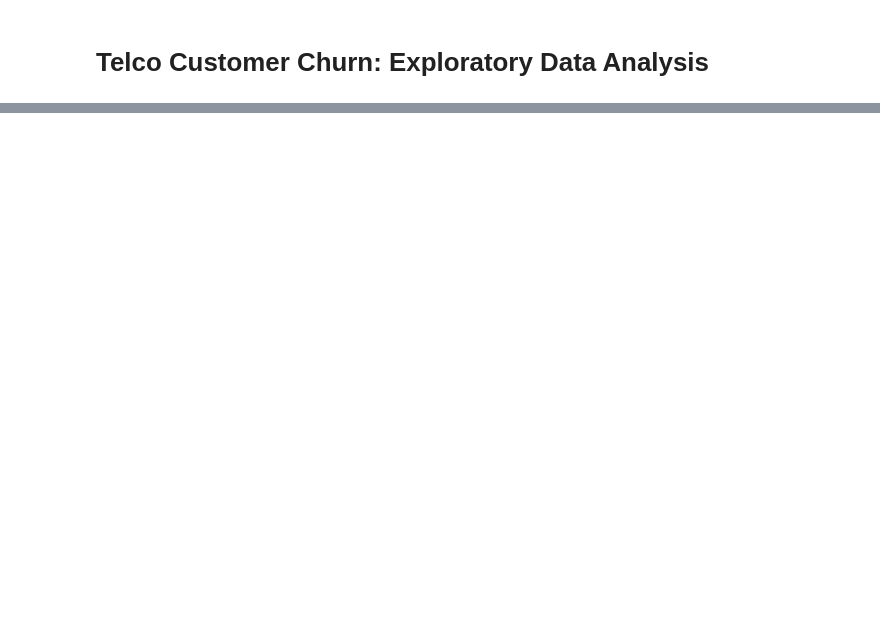
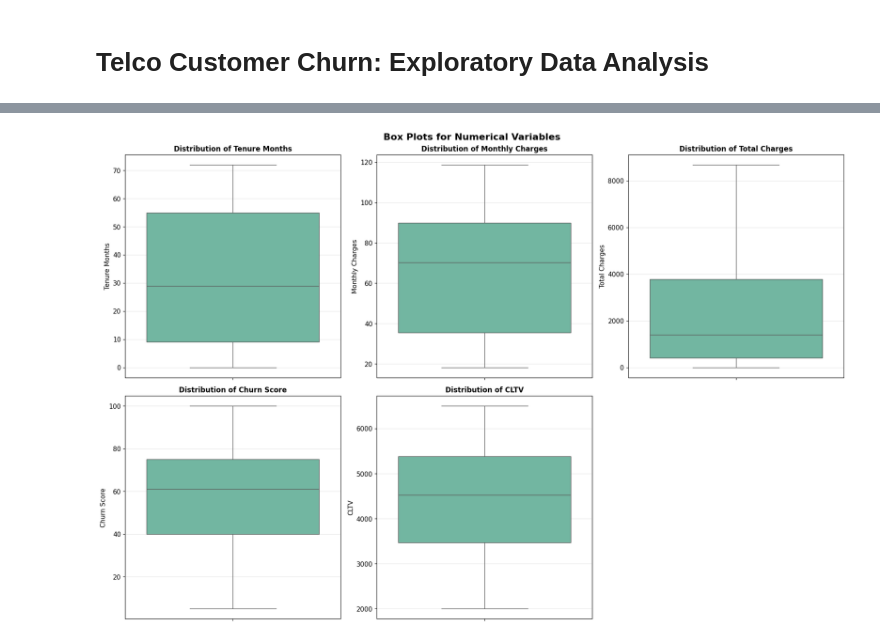
Before and after one commit to lintosunny/churn-x, a Jupyter notebook: ml/notebooks/eda.ipynb, the cells around one changed output, grey strips where cells are left out. Cells and saved outputs as stored; diff of their text form; code cells hidden in the pictures; blank space fills up the shorter version.

```diff
--- a/ml/notebooks/eda.ipynb
+++ b/ml/notebooks/eda.ipynb
@@ -186,0 +186,10 @@ df.to_csv(r"C:\Users\linto\Code\churn-x\telcoData\cleaned_Telco_customer_churn.c
+# %%
+# Check for duplicates
+duplicates = df_clean.duplicated().sum()
+print(f"\nDuplicate rows: {duplicates}")
+
+if duplicates > 0:
+    df_clean = df_clean.drop_duplicates()
+    print("✓ Removed duplicate rows")
+
+print(f"\nCleaned dataset shape: {df_clean.shape}")
@@ -186,0 +249,10 @@ df.to_csv(r"C:\Users\linto\Code\churn-x\telcoData\cleaned_Telco_customer_churn.c
+# %%
+# Define categorical columns
+categorical_cols = [
+    'Gender', 'Senior Citizen', 'Partner', 'Dependents', 'Phone Service',
+    'Multiple Lines', 'Internet Service', 'Online Security', 'Online Backup',
+    'Device Protection', 'Tech Support', 'Streaming TV', 'Streaming Movies',
+    'Contract', 'Paperless Billing', 'Payment Method'
+]
+
+print(f"Analyzing {len(categorical_cols)} categorical variables...")
@@ -186,0 +294,8 @@ df.to_csv(r"C:\Users\linto\Code\churn-x\telcoData\cleaned_Telco_customer_churn.c
+# %%
+# Define numerical columns
+numerical_cols = ['Tenure Months', 'Monthly Charges', 'Total Charges', 'Churn Score', 'CLTV']
+
+print(f"Analyzing {len(numerical_cols)} numerical variables...")
+
+# Summary statistics for numerical columns
+df_clean[numerical_cols].describe()
@@ -186,0 +313,18 @@ df.to_csv(r"C:\Users\linto\Code\churn-x\telcoData\cleaned_Telco_customer_churn.c
+# %%
+# Box plots for numerical variables
+fig, axes = plt.subplots(2, 3, figsize=(18, 12))
+axes = axes.ravel()
+
+for i, col in enumerate(numerical_cols):
+    sns.boxplot(data=df_clean, y=col, ax=axes[i])
+    axes[i].set_title(f'Distribution of {col}', fontsize=12, fontweight='bold')
+    axes[i].grid(axis='y', alpha=0.3)
+
+# Remove the last empty subplot
+fig.delaxes(axes[-1])
+
+plt.suptitle('Box Plots for Numerical Variables', fontsize=16, fontweight='bold')
+plt.tight_layout()
+plt.show()
+# %% [output]
+[figure, added]
```
Also changed, not shown: parts of 72 cells of this notebook, 8 other files.
